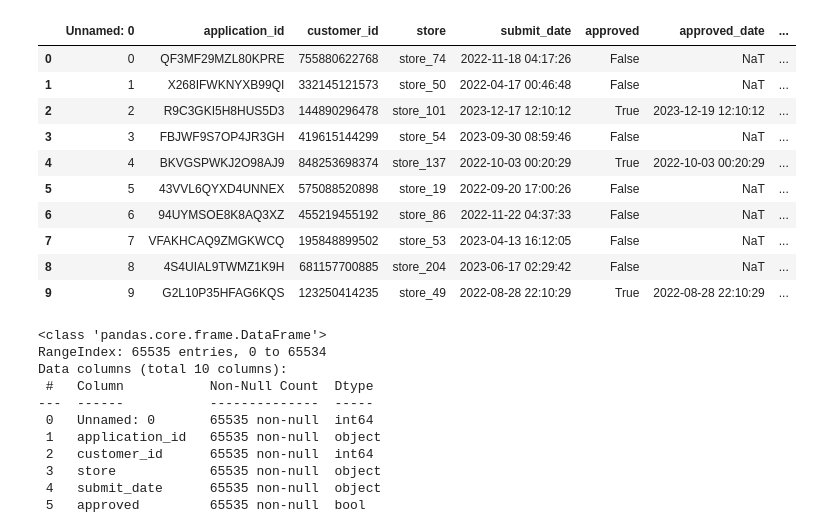
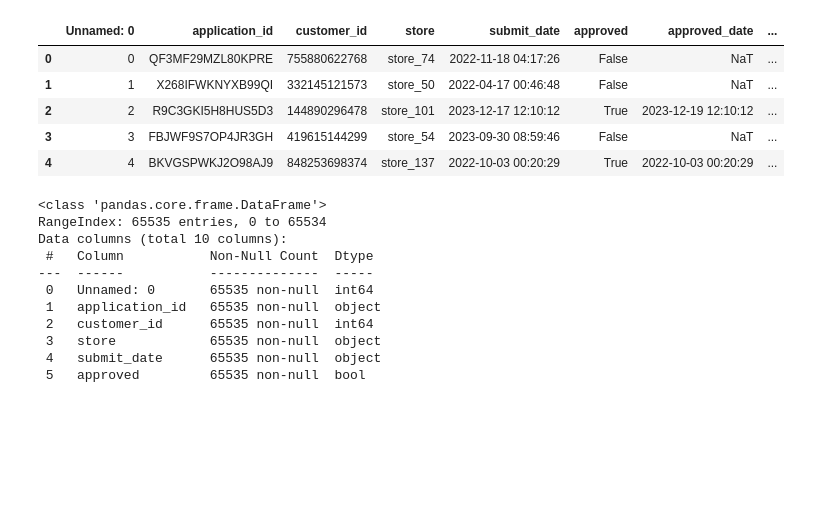
Before and after one commit to pragnika-projects1/SNAP_Assmt_PRAGNIKA_BI_engineer-, a Jupyter notebook: SNAP_assmt_pragnika.ipynb, the cells around one changed output. Cells and saved outputs as stored; diff of their text form; code cells hidden in the pictures; blank space fills up the shorter version.

```diff
--- a/SNAP_assmt_pragnika.ipynb
+++ b/SNAP_assmt_pragnika.ipynb
@@ -7,21 +7,16 @@ import numpy as np
 # matplotlib.pyplot: for creating static, animated, and interactive plots
 # numpy: for numerical operations (e.g., working with arrays, logs, NaNs)
 # %%
-file_path = "/Users/pragnika_iyratti/Downloads/sample_datasets.xlsx"
+file_path = r'C:\Users\nages\Downloads\sample_datasets.xlsx'
 applications_df = pd.read_excel(file_path, sheet_name="applications", engine="openpyxl")
-applications_df.head(10)
+applications_df.head()
 # %% [output]
 |  | Unnamed: 0 | application_id | customer_id | store | submit_date | approved | approved_date | ... |
 | 0 | 0 | QF3MF29MZL80KPRE | 755880622768 | store_74 | 2022-11-18 04:17:26 | False | NaT | ... |
 | 1 | 1 | X268IFWKNYXB99QI | 332145121573 | store_50 | 2022-04-17 00:46:48 | False | NaT | ... |
 | 2 | 2 | R9C3GKI5H8HUS5D3 | 144890296478 | store_101 | 2023-12-17 12:10:12 | True | 2023-12-19 12:10:12 | ... |
 | 3 | 3 | FBJWF9S7OP4JR3GH | 419615144299 | store_54 | 2023-09-30 08:59:46 | False | NaT | ... |
 | 4 | 4 | BKVGSPWKJ2O98AJ9 | 848253698374 | store_137 | 2022-10-03 00:20:29 | True | 2022-10-03 00:20:29 | ... |
-| 5 | 5 | 43VVL6QYXD4UNNEX | 575088520898 | store_19 | 2022-09-20 17:00:26 | False | NaT | ... |
-| 6 | 6 | 94UYMSOE8K8AQ3XZ | 455219455192 | store_86 | 2022-11-22 04:37:33 | False | NaT | ... |
-| 7 | 7 | VFAKHCAQ9ZMGKWCQ | 195848899502 | store_53 | 2023-04-13 16:12:05 | False | NaT | ... |
-| 8 | 8 | 4S4UIAL9TWMZ1K9H | 681157700885 | store_204 | 2023-06-17 02:29:42 | False | NaT | ... |
-| 9 | 9 | G2L10P35HFAG6KQS | 123250414235 | store_49 | 2022-08-28 22:10:29 | True | 2022-08-28 22:10:29 | ... |
 # %%
 # Check the data types, null values, and structure of the dataset
 applications_df.info()
```
Also changed, not shown: parts of 14 cells of this notebook.
